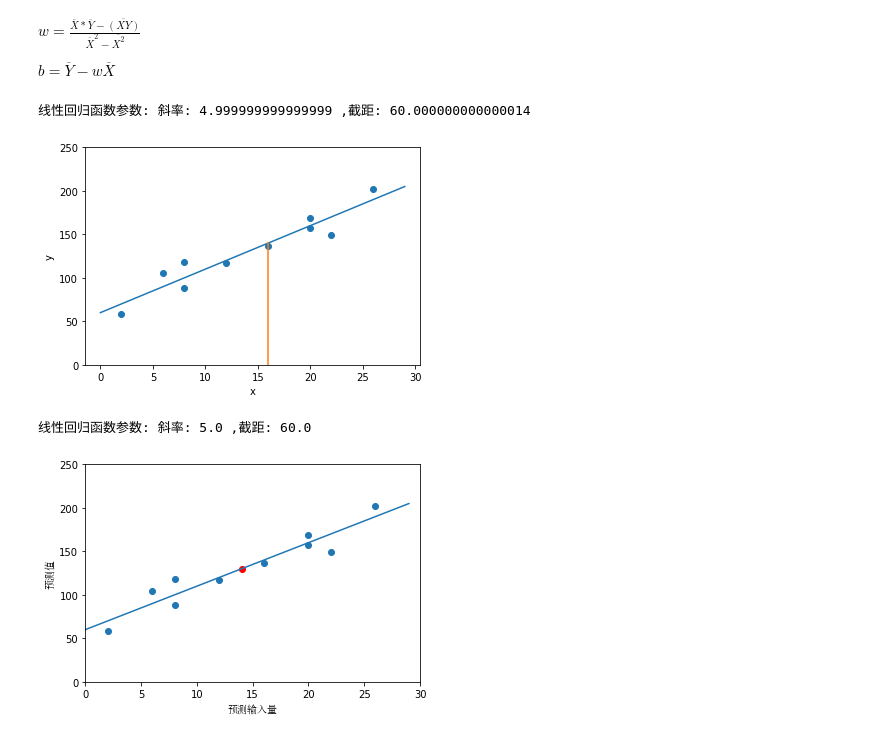
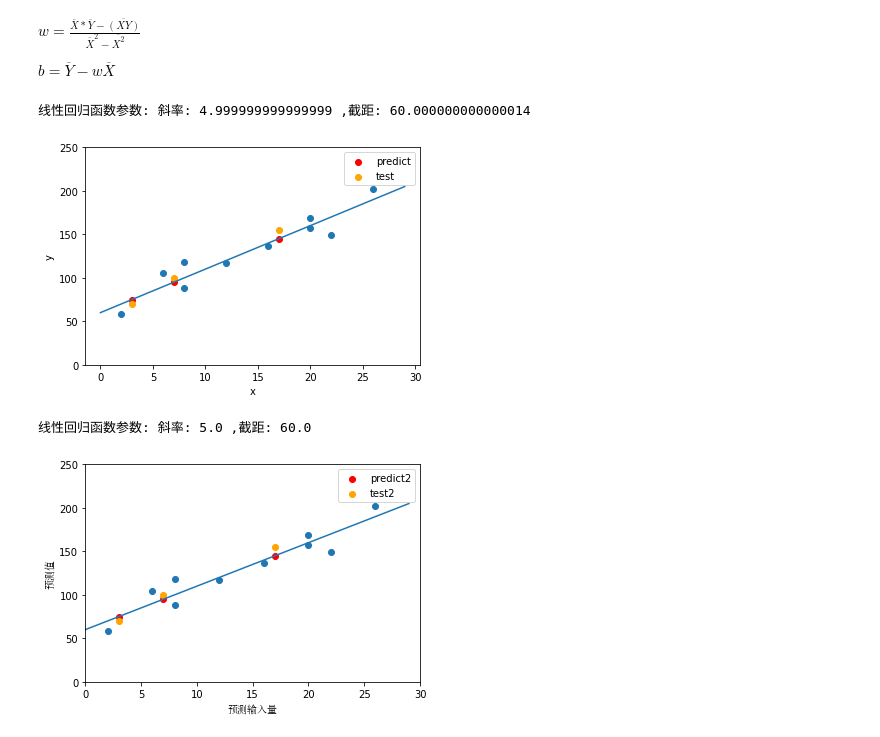
Before and after one commit to HLoveMe/machineStudy, a Jupyter notebook: logistic_分类/OneLineaRegression.ipynb, the cells around one changed output. Saved outputs shown, nothing was run; the diff lists cells and outputs as text; code cells hidden in the pictures.

```diff
--- a/logistic_分类/OneLineaRegression.ipynb
+++ b/logistic_分类/OneLineaRegression.ipynb
@@ -13,6 +13,9 @@ from matplotlib.lines import Line2D
 
 train_x = np.array([2, 6, 8, 8, 12, 16, 20, 20, 22, 26])
 train_y = np.array([58, 105, 88, 118, 117, 137, 157, 169, 149, 202])
+
+test_x = np.array([3, 7, 17]).reshape(-1, 1)
+test_y = np.array([70, 100, 155]).reshape(-1, 1)
 
 
 class OneLineaRegression:
@@ -33,37 +36,40 @@ class OneLineaRegression:
         xy_avg = np.mean(self.train_x * self.train_y)
         # 平方的均值
         xx_avg = np.mean(self.train_x ** 2)
         # 均值的平方
         x_avg_x = x_avg * x_avg
 
         self.w = (x_avg * y_avg - xy_avg) / (x_avg_x - xx_avg)
         self.b = y_avg - self.w * x_avg
         pass
 
     def predict(self, x):
         return self.w * x + self.b
 
-    def show_line(self, pre_value):
+    def show_line(self):
         line_x = np.arange(0, 30)
         line_y = self.w * line_x + self.b
         plt.scatter(self.train_x, self.train_y)
         plt.plot(line_x, line_y)
         plt.xlabel('x')
         plt.ylabel('y')
         plt.ylim(0, 250)
-        plt.plot([pre_value, pre_value], [0, self.predict(pre_value)])
+        test_pre_y = self.predict(test_x)
+        plt.scatter(test_x, test_pre_y,c='r',label='predict')
+        plt.scatter(test_x, test_y,c='orange',label='test')
+        plt.legend()
         plt.show()
         pass
 
 
 liner = OneLineaRegression(train_x, train_y)
 liner.calcuate_loss()
 print('线性回归函数参数:', '斜率:', liner.w, ',截距:', liner.b)
 # 显示一个预测点  (16,16*w+b)
-liner.show_line(16)
+liner.show_line()
 # %% [output]
 线性回归函数参数: 斜率: 4.999999999999999 ,截距: 60.000000000000014
-[figure, old version]
+[figure, new version]
 # %%
 from sklearn.linear_model import LinearRegression
 import matplotlib.pyplot as plt
@@ -71,27 +77,34 @@ import matplotlib.pyplot as plt
 train_x = np.array([2, 6, 8, 8, 12, 16, 20, 20, 22, 26]).reshape((-1, 1))
 train_y = np.array([58, 105, 88, 118, 117, 137, 157,
                    169, 149, 202]).reshape((-1, 1))
+
+test_x = np.array([3, 7, 17]).reshape(-1, 1)
+test_y = np.array([70, 100, 155]).reshape(-1, 1)
+
 model = LinearRegression()
 # train_x = shape(10,1)
 model.fit(train_x, train_y)
 
 
-def show_line(w, b, pre_x):
+def show_line(w, b):
     line_x = np.arange(0, 30)
     line_y = w * line_x + b
     pre_value = model.predict([[14]])[0][0]
     plt.plot(line_x, line_y)
     plt.scatter(train_x, train_y)
-    plt.xlabel('预测输入量',fontproperties="SimSun")
-    plt.ylabel('预测值',fontproperties="SimSun")
+    plt.xlabel('预测输入量', fontproperties="SimSun")
+    plt.ylabel('预测值', fontproperties="SimSun")
     plt.ylim(0, 250)
     plt.xlim(0, 30)
-    plt.scatter([pre_x], [pre_value], c='r')
+    test_pre_y = model.predict(test_x)
+    plt.scatter(test_x, test_pre_y, c='r', label='predict2')
+    plt.scatter(test_x, test_y, c='orange', label='test2')
+    plt.legend()
     plt.show()
 
 
 print('线性回归函数参数:', '斜率:', model.coef_[0, 0], ',截距:', model.intercept_[0])
-show_line(model.coef_[0, 0], model.intercept_[0], 14)
+show_line(model.coef_[0, 0], model.intercept_[0])
 # %% [output]
 线性回归函数参数: 斜率: 5.0 ,截距: 60.0
-[figure, old version]
+[figure, new version]
```
Also changed, not shown: parts of 2 cells of this notebook, 1 other file.
